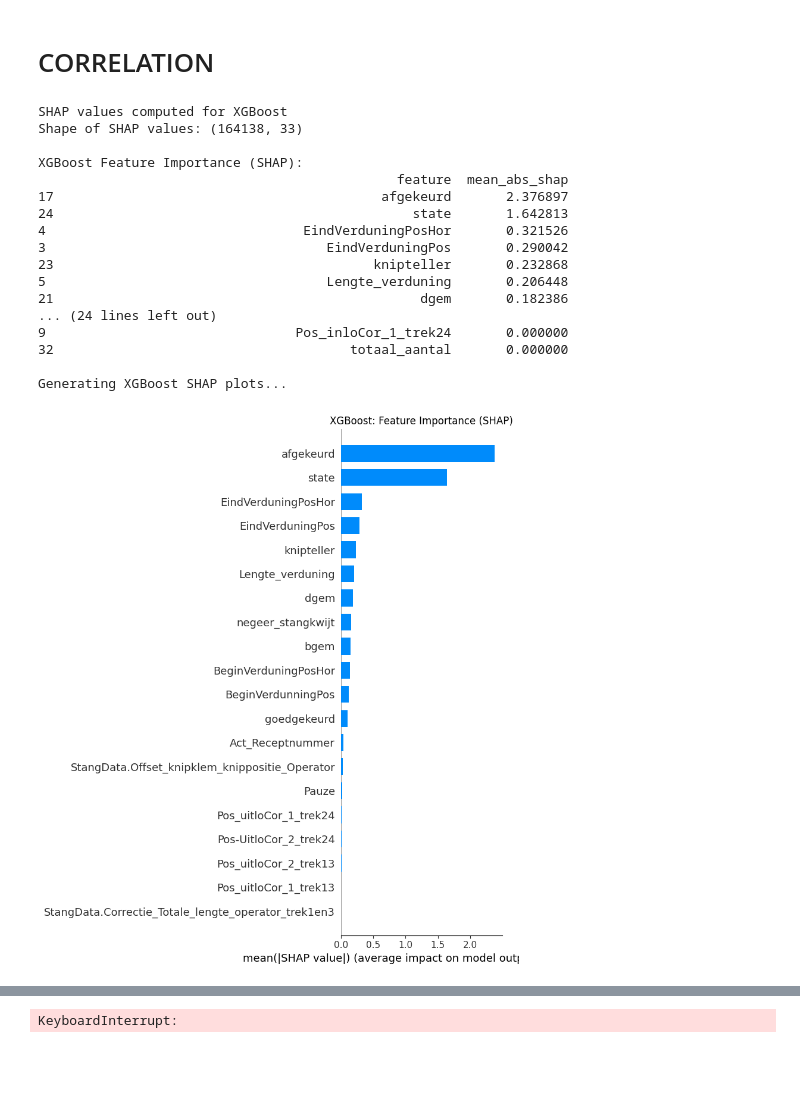
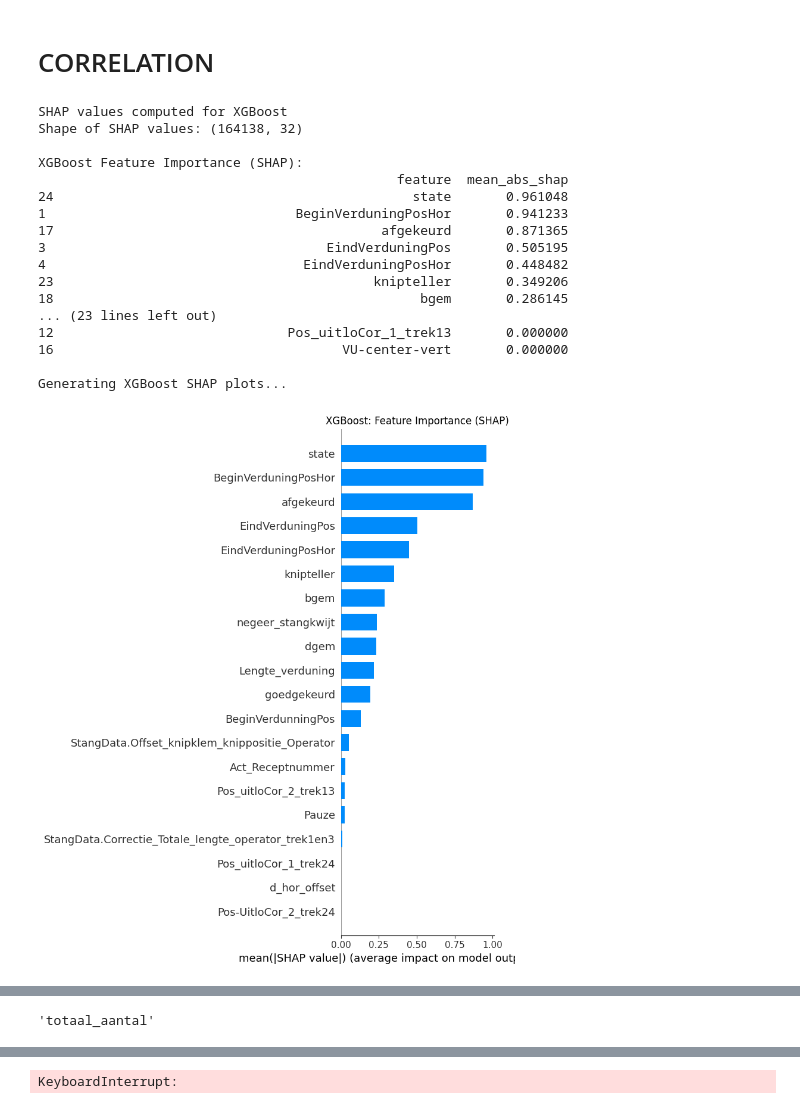
Before and after one commit to moniquechandra/predictive_maintenance_tsg, a Jupyter notebook: correlation.ipynb, the cells around one changed output, grey strips where cells are left out. Saved outputs shown, nothing was run; the diff lists cells and outputs as text; code cells hidden in the pictures; blank space fills up the shorter version.

Commit message:
new model ewon

```diff
--- a/correlation.ipynb
+++ b/correlation.ipynb
@@ -123,7 +129,7 @@ column_pairs_SVRM4 = [
 
 
 for col1, col2 in column_pairs_SVRM3:
-    SVRM3_ewon_df_cleaned = combine_columns(SVRM3_ewon_df_cleaned, col1, col2)
+    SVRM3_ewon_df_cleaned = combine_columns(SVRM3_ewon_df_cleaned, col2, col1)
 
 for col1, col2 in column_pairs_SVRM4:
-    SVRM4_ewon_df_cleaned = combine_columns(SVRM4_ewon_df_cleaned, col1, col2)
+    SVRM4_ewon_df_cleaned = combine_columns(SVRM4_ewon_df_cleaned, col2, col1)
@@ -129,0 +882,6 @@ for col1, col2 in column_pairs_SVRM4:
+# %%
+for col in X_train.columns:
+    clf.fit(X_train[[col]], y_train)
+    auc = roc_auc_score(y_test_clf, clf.predict_proba(X_test[[col]])[:,1])
+    if auc > 0.9:
+        print(col, auc)
@@ -129,0 +987,22 @@ for col1, col2 in column_pairs_SVRM4:
+# %%
+
+# 5. XGBoost regression baseline
+xgb = XGBRegressor(
+    n_estimators=100,
+    max_depth=6,
+    learning_rate=0.1,
+    objective = "count:poisson",
+    eval_metric = "poisson-nloglik",
+    random_state=42
+)
+
+xgb.fit(X_train, y_train, eval_set=[(X_val, y_val)], verbose=False)
+y_val_pred_xgb = xgb.predict(X_val)
+y_pred_test = xgb.predict(X_test)
+
+# Ensure numerical stability
+y_pred_test = np.clip(y_pred_test, 0, None)
+
+print("XGB Validation:")
+print("MAE:", mean_absolute_error(y_val, y_val_pred_xgb))
+print("R2:", r2_score(y_val, y_val_pred_xgb))
@@ -241,7 +1127,8 @@ Index(['Act_Receptnummer', 'BeginVerduningPosHor', 'BeginVerdunningPos',
 # %%
 # SVRM3_ewon_df_cleaned[SVRM3_ewon_df_cleaned["afgekeurd binary"] == 1]
 # %%
-
+X = df.iloc[:, 2:-3]
+y = df["afgekeurd binary"]
 
 from sklearn.model_selection import train_test_split
 from sklearn.metrics import accuracy_score, roc_auc_score, classification_report
@@ -251,9 +1138,12 @@ import xgboost as xgb
 import lightgbm as lgb
 import shap
 
-X_train, X_test, y_train, y_test = train_test_split(
-    X, y, test_size=0.2, random_state=42, stratify=y
-)
+
+# Time-based split
+split = int(len(X) * 0.8)
+X_train, X_test = X.iloc[:split], X.iloc[split:]
+y_train, y_test = y.iloc[:split], y.iloc[split:]
+
 
 model = xgb.XGBClassifier(
     n_estimators=100,
@@ -281,42 +1171,42 @@ shap_importance = pd.DataFrame({
     'feature': X_test.columns,
     'mean_abs_shap': np.abs(shap_values_xgb).mean(axis=0)
 }).sort_values('mean_abs_shap', ascending=False)
 
 print("\nXGBoost Feature Importance (SHAP):")
 print(shap_importance)
 
 # Visualizations for XGBoost
 print("\nGenerating XGBoost SHAP plots...")
 
 # Summary plot (bar) - feature importance
 plt.figure(figsize=(10, 6))
 shap.summary_plot(shap_values_xgb, X_test, plot_type="bar", show=False)
 plt.title("XGBoost: Feature Importance (SHAP)")
 plt.tight_layout()
 plt.show()
 
 # Summary plot (beeswarm) - shows feature effects
 plt.figure(figsize=(10, 8))
 shap.summary_plot(shap_values_xgb, X_test, show=False)
 plt.title("XGBoost: SHAP Summary Plot (Feature Effects)")
 plt.tight_layout()
 plt.show()
 # %% [output]
 SHAP values computed for XGBoost
-Shape of SHAP values: (164138, 33)
+Shape of SHAP values: (164138, 32)
 
 XGBoost Feature Importance (SHAP):
                                               feature  mean_abs_shap
-17                                          afgekeurd       2.376897
-24                                              state       1.642813
-4                                 EindVerduningPosHor       0.321526
-3                                    EindVerduningPos       0.290042
-23                                         knipteller       0.232868
-5                                    Lengte_verduning       0.206448
-21                                               dgem       0.182386
-... (24 lines left out)
-9                                Pos_inloCor_1_trek24       0.000000
-32                                      totaal_aantal       0.000000
+24                                              state       0.961048
+1                                BeginVerduningPosHor       0.941233
+17                                          afgekeurd       0.871365
+3                                    EindVerduningPos       0.505195
+4                                 EindVerduningPosHor       0.448482
+23                                         knipteller       0.349206
+18                                               bgem       0.286145
+... (23 lines left out)
+12                              Pos_uitloCor_1_trek13       0.000000
+16                                     VU-center-vert       0.000000
 
 Generating XGBoost SHAP plots...
-[figure, old version]
+[figure, new version]
@@ -324,3 +1214,7 @@ Generating XGBoost SHAP plots...
+# %%
+df.columns[-3]
+# %% [output]
+'totaal_aantal'
 # %%
 SVRM3_ewon_df_cleaned.info()
 # %%
```
Also changed, not shown: parts of 40 cells of this notebook, 1 other file.
